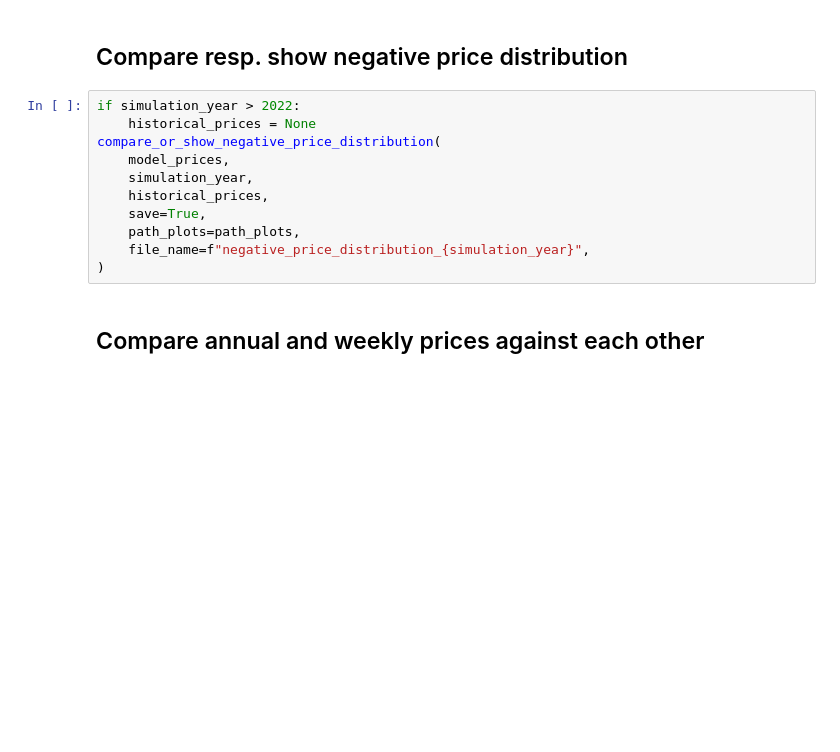
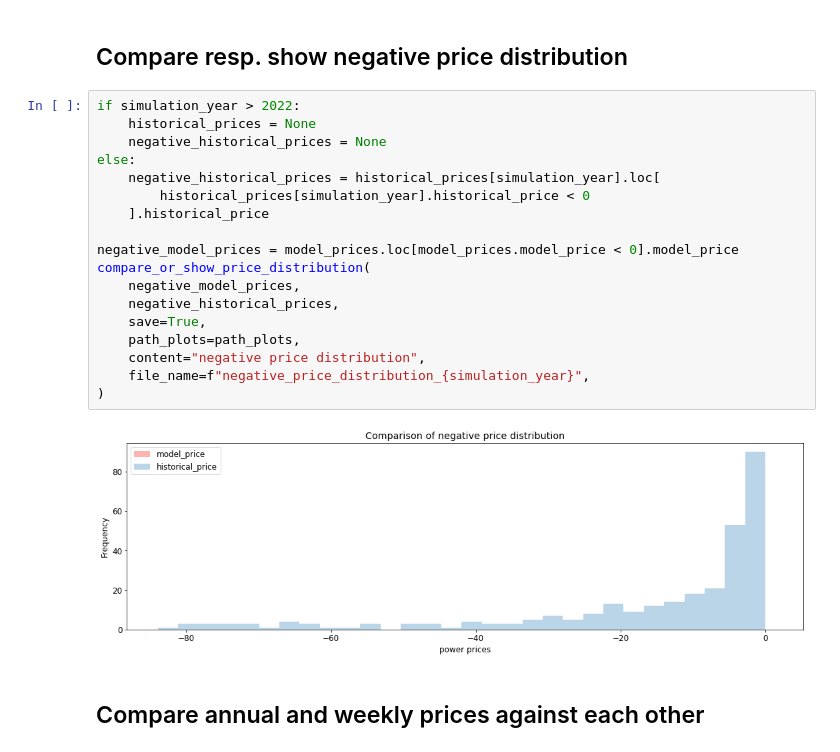
Before and after one commit to pommes-public/pommesevaluation, a Jupyter notebook: power_price_validation.ipynb, the cells around one changed output. Saved outputs shown, nothing was run; the diff lists cells and outputs as text; blank space fills up the shorter version.

```diff
--- a/power_price_validation.ipynb
+++ b/power_price_validation.ipynb
@@ -230,14 +256,23 @@ stats_comparison_df
 # %%
 if simulation_year > 2022:
     historical_prices = None
-compare_or_show_negative_price_distribution(
-    model_prices,
-    simulation_year,
-    historical_prices,
+    negative_historical_prices = None
+else:
+    negative_historical_prices = historical_prices[simulation_year].loc[
+        historical_prices[simulation_year].historical_price < 0
+    ].historical_price
+
+negative_model_prices = model_prices.loc[model_prices.model_price < 0].model_price
+compare_or_show_price_distribution(
+    negative_model_prices,
+    negative_historical_prices,
     save=True,
     path_plots=path_plots,
+    content="negative price distribution",
     file_name=f"negative_price_distribution_{simulation_year}",
 )
+# %% [output]
+[figure, added]
 # %% [markdown]
 ## Compare annual and weekly prices against each other
 # %%
```
Also changed, not shown: parts of 24 cells of this notebook, 1 other file.
